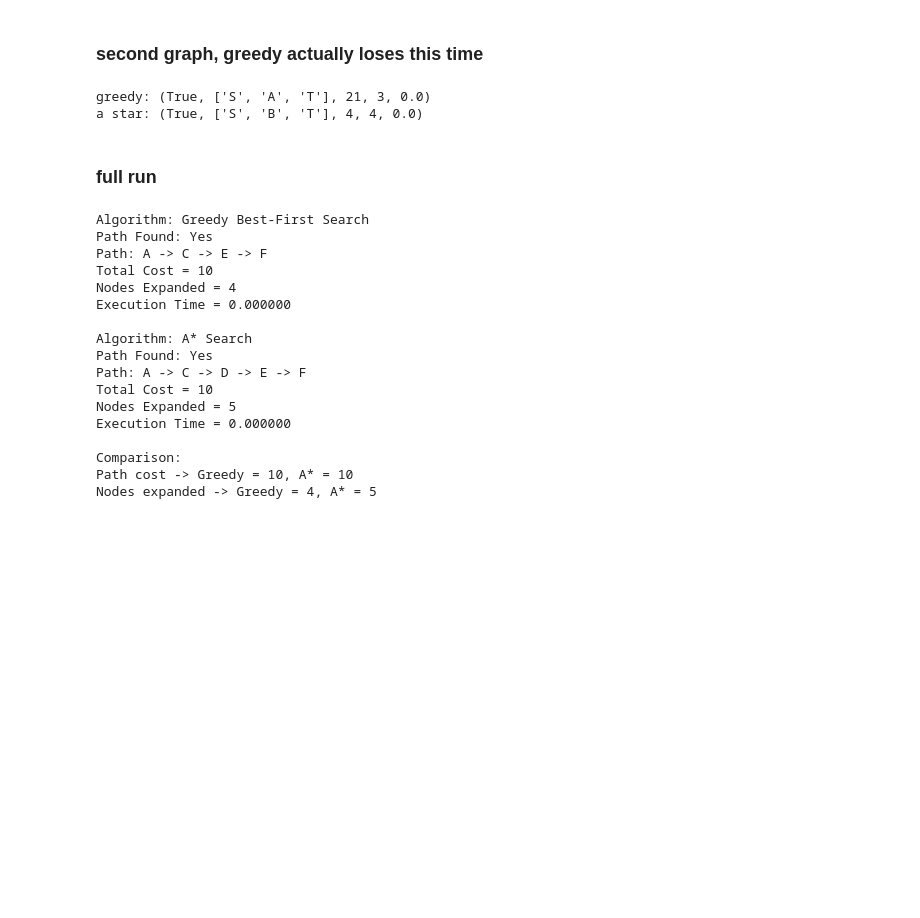
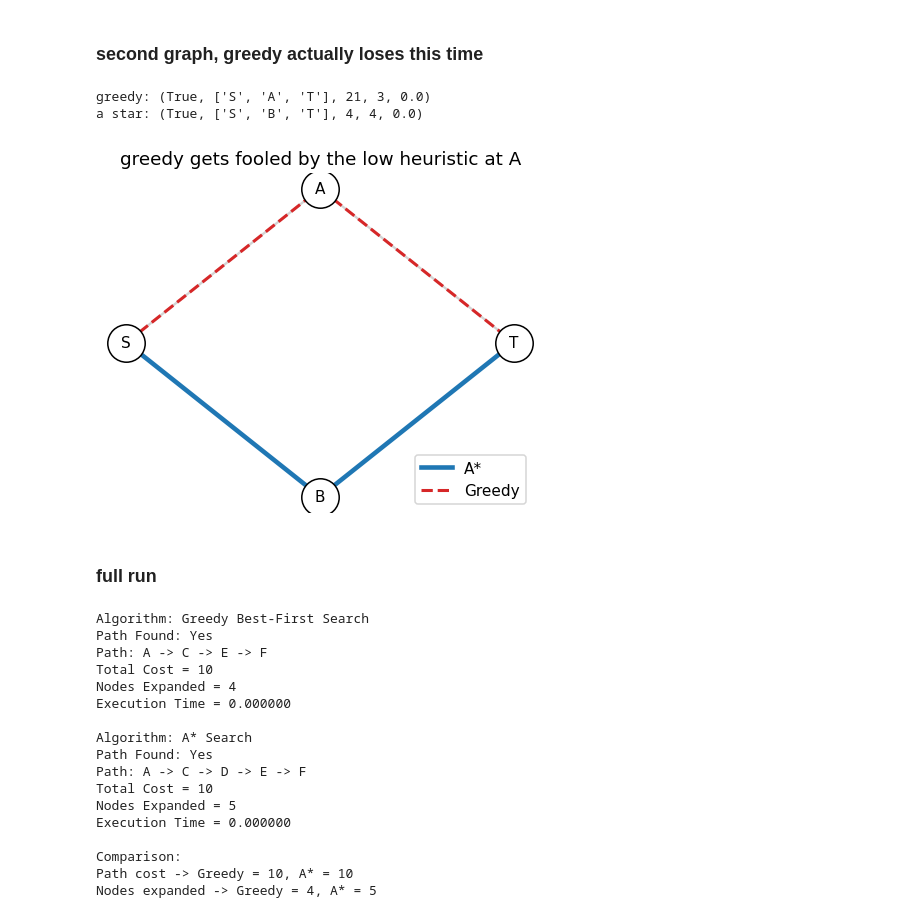
Before and after one commit to RudraDudhat2509/AI_GROUP_ASSIGNMENT, a Jupyter notebook: ps2_campus_search/ps2_campus_search.ipynb, the cells around one changed output. Cells and saved outputs as stored; diff of their text form; code cells hidden in the pictures; blank space fills up the shorter version.

```diff
--- a/ps2_campus_search/ps2_campus_search.ipynb
+++ b/ps2_campus_search/ps2_campus_search.ipynb
@@ -120,6 +155,12 @@ print('a star:', a_star(graph2, h2, 'S', 'T'))
 # %% [output]
 greedy: (True, ['S', 'A', 'T'], 21, 3, 0.0)
 a star: (True, ['S', 'B', 'T'], 4, 4, 0.0)
+# %%
+pos2 = {'S': (0,1), 'A': (1,2), 'B': (1,0), 'T': (2,1)}
+edges2 = [('S','A'), ('S','B'), ('A','T'), ('B','T')]
+draw_graph(edges2, pos2, gp2, ap2, 'greedy gets fooled by the low heuristic at A')
+# %% [output]
+[figure, added]
 # %% [markdown]
 ### full run
 # %%
```
Also changed, not shown: parts of 6 cells of this notebook, 3 other files.
